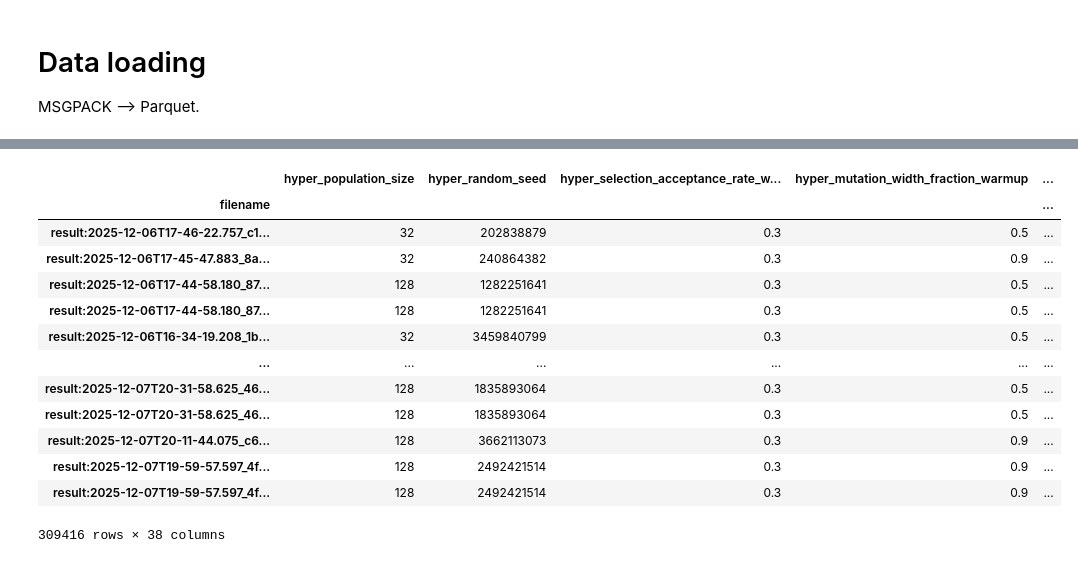
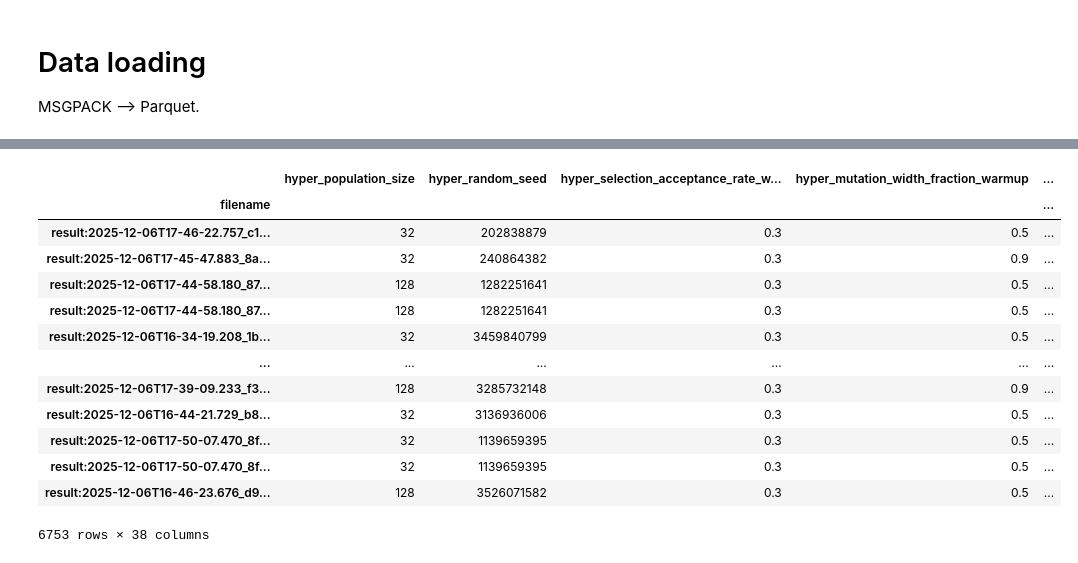
Before and after one commit to willirath/ship_routing, a Jupyter notebook: tuning/01_hyperparameter_tuning_loading.ipynb, the cells around one changed output, grey strips where cells are left out. Drawn from its saved outputs; the diff is of its cells as text; code cells hidden in the pictures.

```diff
--- a/tuning/01_hyperparameter_tuning_loading.ipynb
+++ b/tuning/01_hyperparameter_tuning_loading.ipynb
@@ -124,18 +28,0 @@ df_journey
-# %%
-def get_hyper_params_df(routing_results_dict: dict = None):
-    df = pd.concat(
-        [
-            pd.DataFrame(
-                rr.logs.config["hyper"],
-                index=[
-                    f,
-                ],
-            )
-            for f, rr in routing_results_dict.items()
-        ]
-    ).add_prefix("hyper_")
-    df = df.assign(
-        hyper_crossover_strategy=df["hyper_crossover_strategy"].astype("category")
-    )
-    df.index = df.index.rename("filename")
-    return df
@@ -258,18 +29,33 @@ df_merged
-# %%
-df_merged
-# %% [output]
-|  | hyper_population_size | hyper_random_seed | hyper_selection_acceptance_rate_w... | hyper_mutation_width_fraction_warmup | ... |
-| filename |  |  |  |  | ... |
-| result:2025-12-06T17-46-22.757_c1... | 32 | 202838879 | 0.3 | 0.5 | ... |
-| result:2025-12-06T17-45-47.883_8a... | 32 | 240864382 | 0.3 | 0.9 | ... |
-| result:2025-12-06T17-44-58.180_87... | 128 | 1282251641 | 0.3 | 0.5 | ... |
-| result:2025-12-06T17-44-58.180_87... | 128 | 1282251641 | 0.3 | 0.5 | ... |
-| result:2025-12-06T16-34-19.208_1b... | 32 | 3459840799 | 0.3 | 0.5 | ... |
-| ... | ... | ... | ... | ... | ... |
-| result:2025-12-07T20-31-58.625_46... | 128 | 1835893064 | 0.3 | 0.5 | ... |
-| result:2025-12-07T20-31-58.625_46... | 128 | 1835893064 | 0.3 | 0.5 | ... |
-| result:2025-12-07T20-11-44.075_c6... | 128 | 3662113073 | 0.3 | 0.9 | ... |
-| result:2025-12-07T19-59-57.597_4f... | 128 | 2492421514 | 0.3 | 0.9 | ... |
-| result:2025-12-07T19-59-57.597_4f... | 128 | 2492421514 | 0.3 | 0.9 | ... |
-309416 rows × 38 columns
+# %%
+# Load individual DataFrames
+df_hyper = get_hyper_params_df(results)
+df_journey = get_journey_params_df(results)
+df_runtime = get_runtime_df(results)
+df_elite = get_elite_df(results)
+
+# Merge: params (1-to-1) → runtime (1-to-1) → elite (1-to-many with left join)
+df_merged = df_hyper.merge(
+    df_journey, left_index=True, right_index=True, how="inner"
+).merge(
+    df_runtime, left_index=True, right_index=True, how="inner"
+).merge(
+    df_elite, left_index=True, right_index=True, how="left"
+)
+
+df_merged
+# %% [output]
+|  | hyper_population_size | hyper_random_seed | hyper_selection_acceptance_rate_w... | hyper_mutation_width_fraction_warmup | ... |
+| filename |  |  |  |  | ... |
+| result:2025-12-06T17-46-22.757_c1... | 32 | 202838879 | 0.3 | 0.5 | ... |
+| result:2025-12-06T17-45-47.883_8a... | 32 | 240864382 | 0.3 | 0.9 | ... |
+| result:2025-12-06T17-44-58.180_87... | 128 | 1282251641 | 0.3 | 0.5 | ... |
+| result:2025-12-06T17-44-58.180_87... | 128 | 1282251641 | 0.3 | 0.5 | ... |
+| result:2025-12-06T16-34-19.208_1b... | 32 | 3459840799 | 0.3 | 0.5 | ... |
+| ... | ... | ... | ... | ... | ... |
+| result:2025-12-06T17-39-09.233_f3... | 128 | 3285732148 | 0.3 | 0.9 | ... |
+| result:2025-12-06T16-44-21.729_b8... | 32 | 3136936006 | 0.3 | 0.5 | ... |
+| result:2025-12-06T17-50-07.470_8f... | 32 | 1139659395 | 0.3 | 0.5 | ... |
+| result:2025-12-06T17-50-07.470_8f... | 32 | 1139659395 | 0.3 | 0.5 | ... |
+| result:2025-12-06T16-46-23.676_d9... | 128 | 3526071582 | 0.3 | 0.5 | ... |
+6753 rows × 38 columns
 # %%
```
Also changed, not shown: parts of 18 cells of this notebook, 7 other files.
